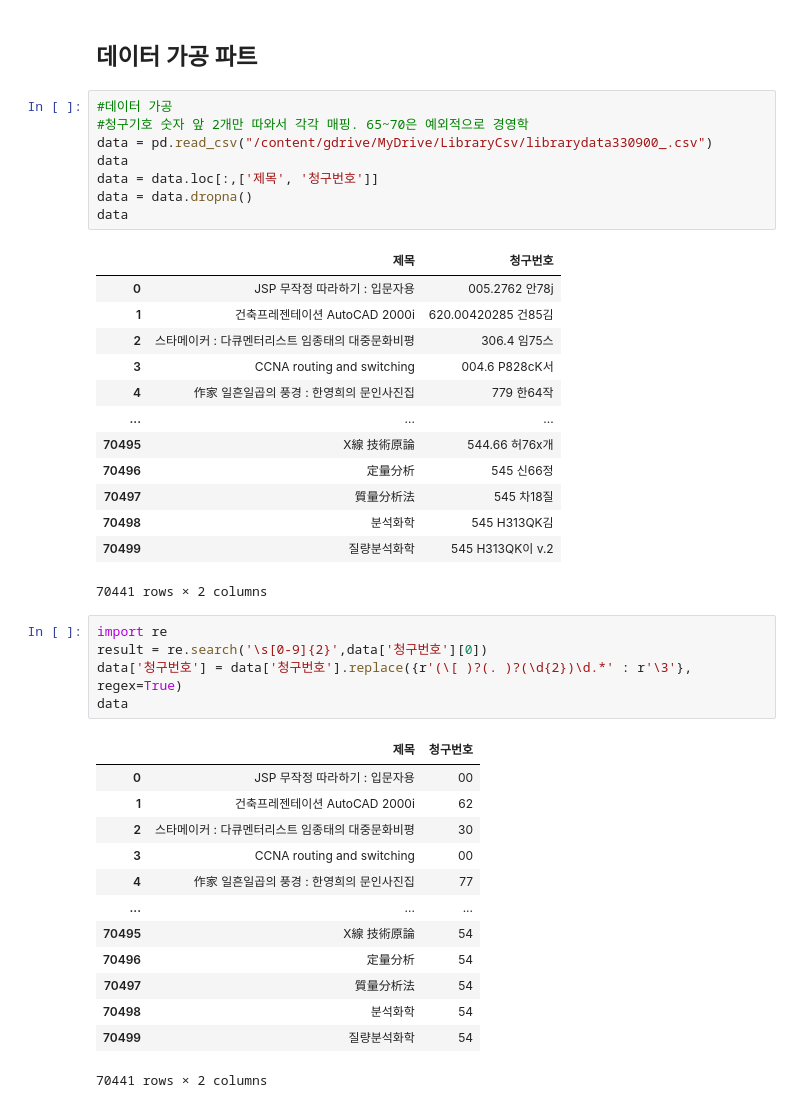
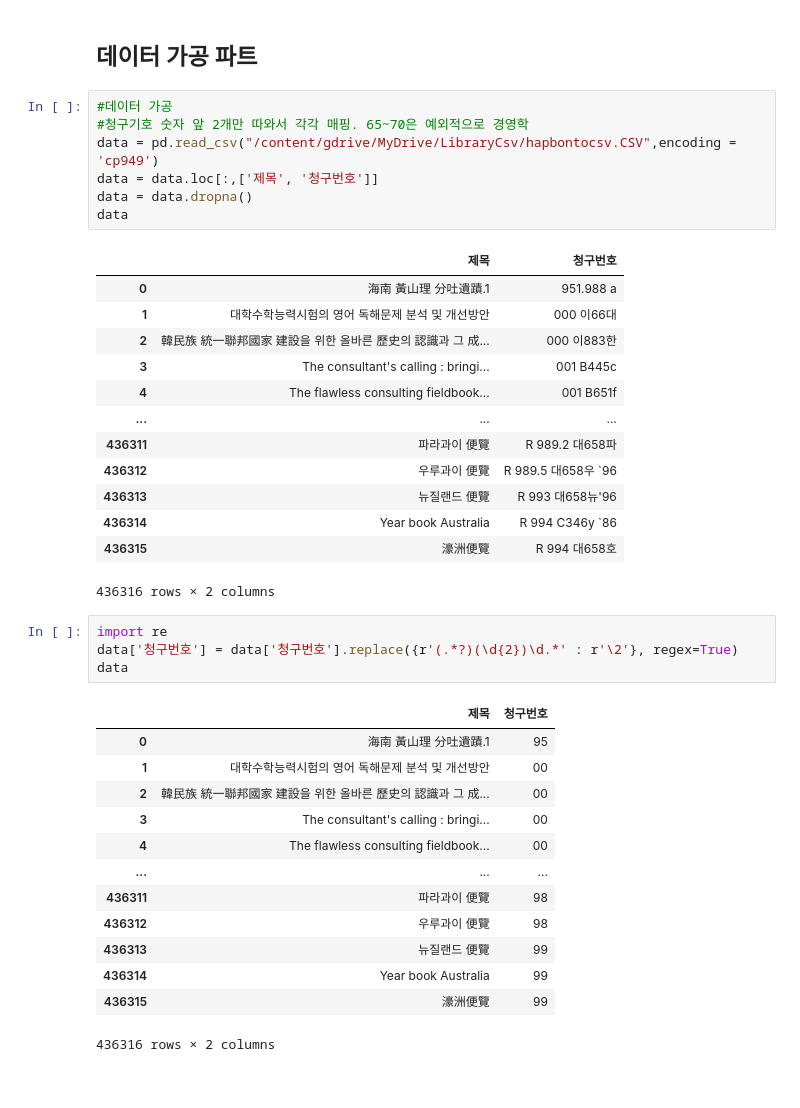
Before and after one commit to diqnfl777/2022F-Ajou-ML-TEAM3, a Jupyter notebook: LibraryModel.ipynb, the cells around one changed output. Drawn from its saved outputs; the diff is of its cells as text.

Commit message:
Data 가공 파트 합본에도 적용되도록 수정

```diff
--- a/LibraryModel.ipynb
+++ b/LibraryModel.ipynb
@@ -112,44 +106,42 @@ en_model = model_class.from_pretrained(pretrained_weights)
 # %%
 #데이터 가공
 #청구기호 숫자 앞 2개만 따와서 각각 매핑. 65~70은 예외적으로 경영학
-data = pd.read_csv("/content/gdrive/MyDrive/LibraryCsv/librarydata330900_.csv")
-data
+data = pd.read_csv("/content/gdrive/MyDrive/LibraryCsv/hapbontocsv.CSV",encoding = 'cp949')
 data = data.loc[:,['제목', '청구번호']]
 data = data.dropna()
 data
 # %% [output]
 |  | 제목 | 청구번호 |
-| 0 | JSP 무작정 따라하기 : 입문자용 | 005.2762 안78j |
-| 1 | 건축프레젠테이션 AutoCAD 2000i | 620.00420285 건85김 |
-| 2 | 스타메이커 : 다큐멘터리스트 임종태의 대중문화비평 | 306.4 임75스 |
-| 3 | CCNA routing and switching | 004.6 P828cK서 |
-| 4 | 作家 일흔일곱의 풍경 : 한영희의 문인사진집 | 779 한64작 |
+| 0 | 海南 黃山理 分吐遺蹟.1 | 951.988 a |
+| 1 | 대학수학능력시험의 영어 독해문제 분석 및 개선방안 | 000 이66대 |
+| 2 | 韓民族 統一聯邦國家 建設을 위한 올바른 歷史의 認識과 그 成... | 000 이883한 |
+| 3 | The consultant's calling : bringi... | 001 B445c |
+| 4 | The flawless consulting fieldbook... | 001 B651f |
 | ... | ... | ... |
-| 70495 | X線 技術原論 | 544.66 허76x개 |
-| 70496 | 定量分析 | 545 신66정 |
-| 70497 | 質量分析法 | 545 차18질 |
-| 70498 | 분석화학 | 545 H313QK김 |
-| 70499 | 질량분석화학 | 545 H313QK이 v.2 |
+| 436311 | 파라과이 便覽 | R 989.2 대658파 |
+| 436312 | 우루과이 便覽 | R 989.5 대658우 `96 |
+| 436313 | 뉴질랜드 便覽 | R 993 대658뉴'96 |
+| 436314 | Year book Australia | R 994 C346y `86 |
+| 436315 | 濠洲便覽 | R 994 대658호 |
-70441 rows × 2 columns
+436316 rows × 2 columns
 # %%
 import re
-result = re.search('\s[0-9]{2}',data['청구번호'][0])
-data['청구번호'] = data['청구번호'].replace({r'(\[ )?(. )?(\d{2})\d.*' : r'\3'}, regex=True)
+data['청구번호'] = data['청구번호'].replace({r'(.*?)(\d{2})\d.*' : r'\2'}, regex=True)
 data
 # %% [output]
 |  | 제목 | 청구번호 |
-| 0 | JSP 무작정 따라하기 : 입문자용 | 00 |
-| 1 | 건축프레젠테이션 AutoCAD 2000i | 62 |
-| 2 | 스타메이커 : 다큐멘터리스트 임종태의 대중문화비평 | 30 |
-| 3 | CCNA routing and switching | 00 |
-| 4 | 作家 일흔일곱의 풍경 : 한영희의 문인사진집 | 77 |
+| 0 | 海南 黃山理 分吐遺蹟.1 | 95 |
+| 1 | 대학수학능력시험의 영어 독해문제 분석 및 개선방안 | 00 |
+| 2 | 韓民族 統一聯邦國家 建設을 위한 올바른 歷史의 認識과 그 成... | 00 |
+| 3 | The consultant's calling : bringi... | 00 |
+| 4 | The flawless consulting fieldbook... | 00 |
 | ... | ... | ... |
-| 70495 | X線 技術原論 | 54 |
-| 70496 | 定量分析 | 54 |
-| 70497 | 質量分析法 | 54 |
-| 70498 | 분석화학 | 54 |
-| 70499 | 질량분석화학 | 54 |
+| 436311 | 파라과이 便覽 | 98 |
+| 436312 | 우루과이 便覽 | 98 |
+| 436313 | 뉴질랜드 便覽 | 99 |
+| 436314 | Year book Australia | 99 |
+| 436315 | 濠洲便覽 | 99 |
-70441 rows × 2 columns
+436316 rows × 2 columns
 # %%
 data['청구번호'] = pd.to_numeric(data['청구번호'],errors = 'coerce')
 data = data.dropna()
```
Also changed, not shown: parts of 15 cells of this notebook.
